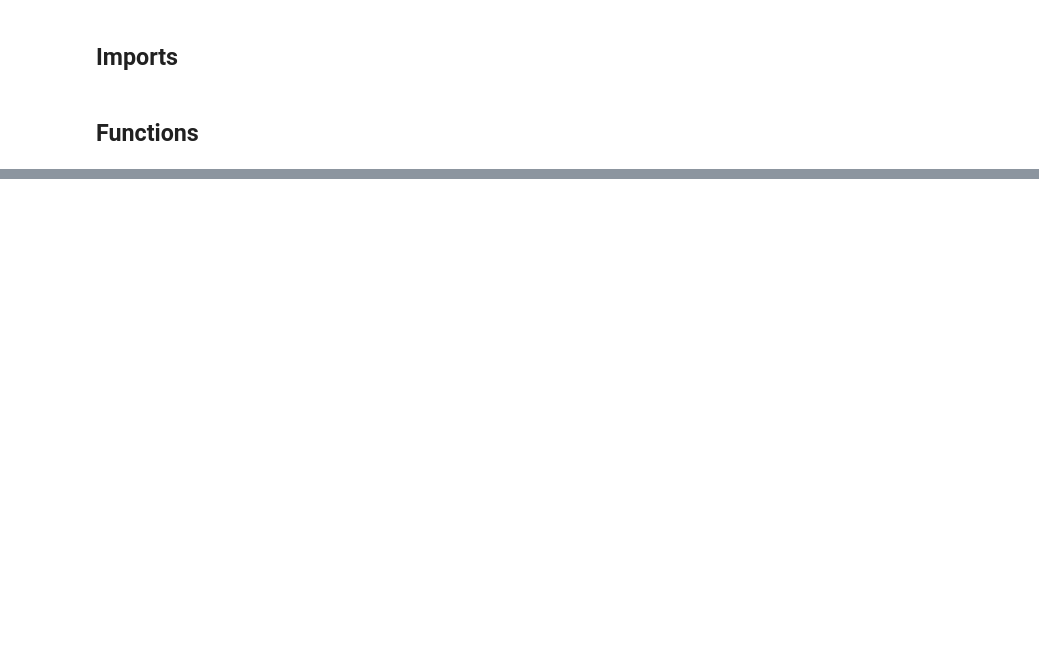
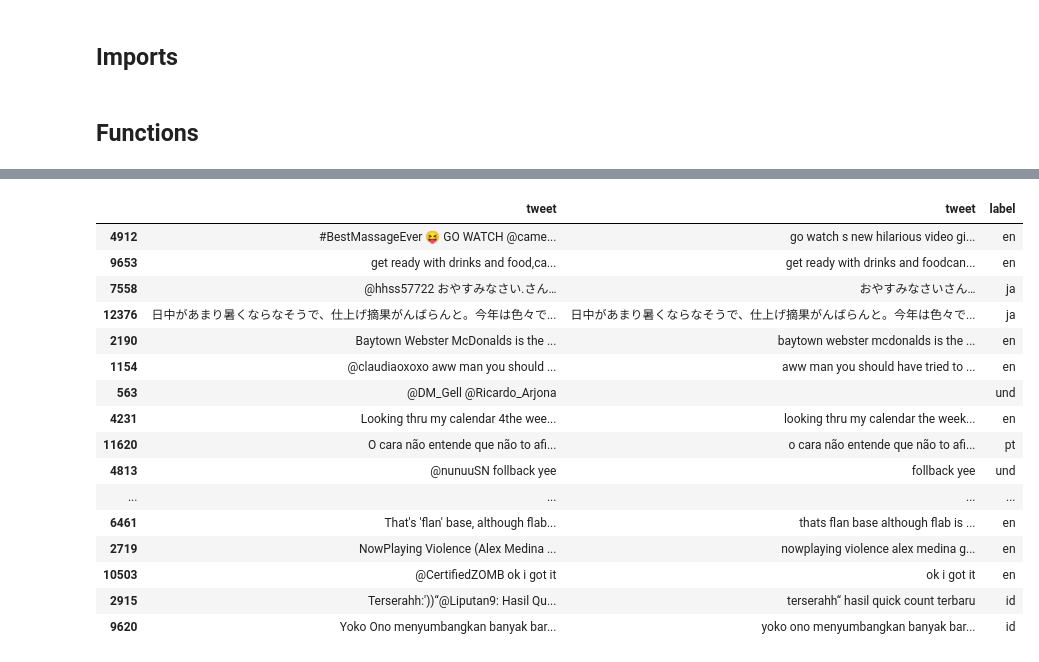
Before and after one commit to jan-kreischer/UZH_ML4NLP, a Jupyter notebook: Project-01/index_jan.ipynb, the cells around one changed output, grey strips where cells are left out. Saved outputs shown, nothing was run; the diff lists cells and outputs as text; code cells hidden in the pictures; blank space fills up the shorter version.

Commit message:
Added data cleaning

```diff
--- a/Project-01/index_jan.ipynb
+++ b/Project-01/index_jan.ipynb
@@ -108,0 +127,61 @@ Part
+# %%
+def remove_all_emojis(text):
+  dem = demoji.findall(text)
+  for item in dem.keys():
+    text = text.replace(item, '')
+  return text
+# %%
+def  clean_text(df, column):
+    df = df.copy(deep=True) # Make deep copy of tweets
+    df[column] = df[column].str.lower() # Transform into all lowercase
+
+    patterns = []
+    retweet_pattern = '^RT'
+    patterns.append(retweet_pattern)
+    xml_pattern = '&\S+;'
+    patterns.append(xml_pattern)
+    hashtag_pattern = '#[A-Za-z0-9_]+'
+    patterns.append(hashtag_pattern)
+    twitter_mention_pattern = '@[A-Za-z0-9_]+'
+    patterns.append(twitter_mention_pattern)
+    http_pattern = 'http\S+'
+    patterns.append(http_pattern)
+    www_pattern = 'www\S+'
+    patterns.append(www_pattern)
+    tab_pattern = '\t'
+    patterns.append(tab_pattern)
+    punctuation_pattern = '[!"#$%&\\()*+,-./:;<=>?@\[\]^_`\'{}~]+'
+    patterns.append(punctuation_pattern)
+    numeric_pattern = '[0-9]+'
+    patterns.append(numeric_pattern)
+    regex = "|".join(patterns)
+
+    #df[column] = df[column].apply(lambda elem: re.sub(r"(@[A-Za-z0-9]+)|([^0-9A-Za-z \t])|(\w+:\/\/\S+)|^rt|http.+?", "", elem))
+    df[column] = df[column].apply(lambda elem: re.sub(r"{}".format(regex), "", elem))
+    df[column] = df[column].apply(remove_all_emojis)
+
+    return df
+# %%
+test_clean = clean_text(test_data, "tweet")
+train_clean = clean_text(train_data, "tweet")
+# %%
+test_data_comparison = pd.concat([test_data.drop(['label'], axis=1), test_clean], axis=1)
+test_data_comparison.sample(20, axis=0)
+# %% [output]
+|  | tweet | tweet | label |
+| 4912 | #BestMassageEver 😝 GO WATCH @came... | go watch s new hilarious video gi... | en |
+| 9653 | get ready with drinks and food,ca... | get ready with drinks and foodcan... | en |
+| 7558 | @hhss57722 おやすみなさい.さん… | おやすみなさいさん… | ja |
+| 12376 | 日中があまり暑くならなそうで、仕上げ摘果がんばらんと。今年は色々で... | 日中があまり暑くならなそうで、仕上げ摘果がんばらんと。今年は色々で... | ja |
+| 2190 | Baytown Webster McDonalds is the ... | baytown webster mcdonalds is the ... | en |
+| 1154 | @claudiaoxoxo aww man you should ... | aww man you should have tried to ... | en |
+| 563 | @DM_Gell @Ricardo_Arjona |  | und |
+| 4231 | Looking thru my calendar 4the wee... | looking thru my calendar the week... | en |
+| 11620 | O cara não entende que não to afi... | o cara não entende que não to afi... | pt |
+| 4813 | @nunuuSN follback yee | follback yee | und |
+| ... | ... | ... | ... |
+| 6461 | That's 'flan' base, although flab... | thats flan base although flab is ... | en |
+| 2719 | NowPlaying Violence (Alex Medina ... | nowplaying violence alex medina g... | en |
+| 10503 | @CertifiedZOMB ok i got it | ok i got it | en |
+| 2915 | Terserahh:'))“@Liputan9: Hasil Qu... | terserahh“ hasil quick count terbaru | id |
+| 9620 | Yoko Ono menyumbangkan banyak bar... | yoko ono menyumbangkan banyak bar... | id |
```
Also changed, not shown: parts of 36 cells of this notebook.
